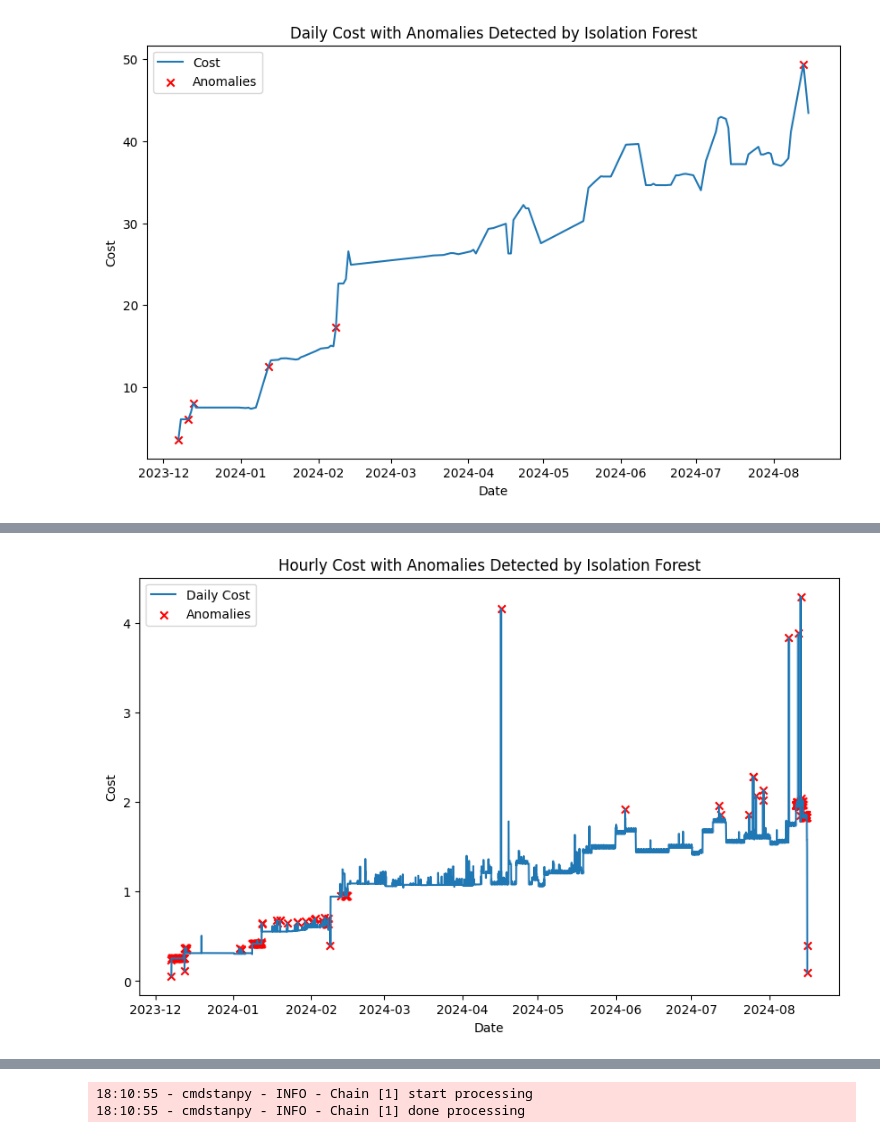
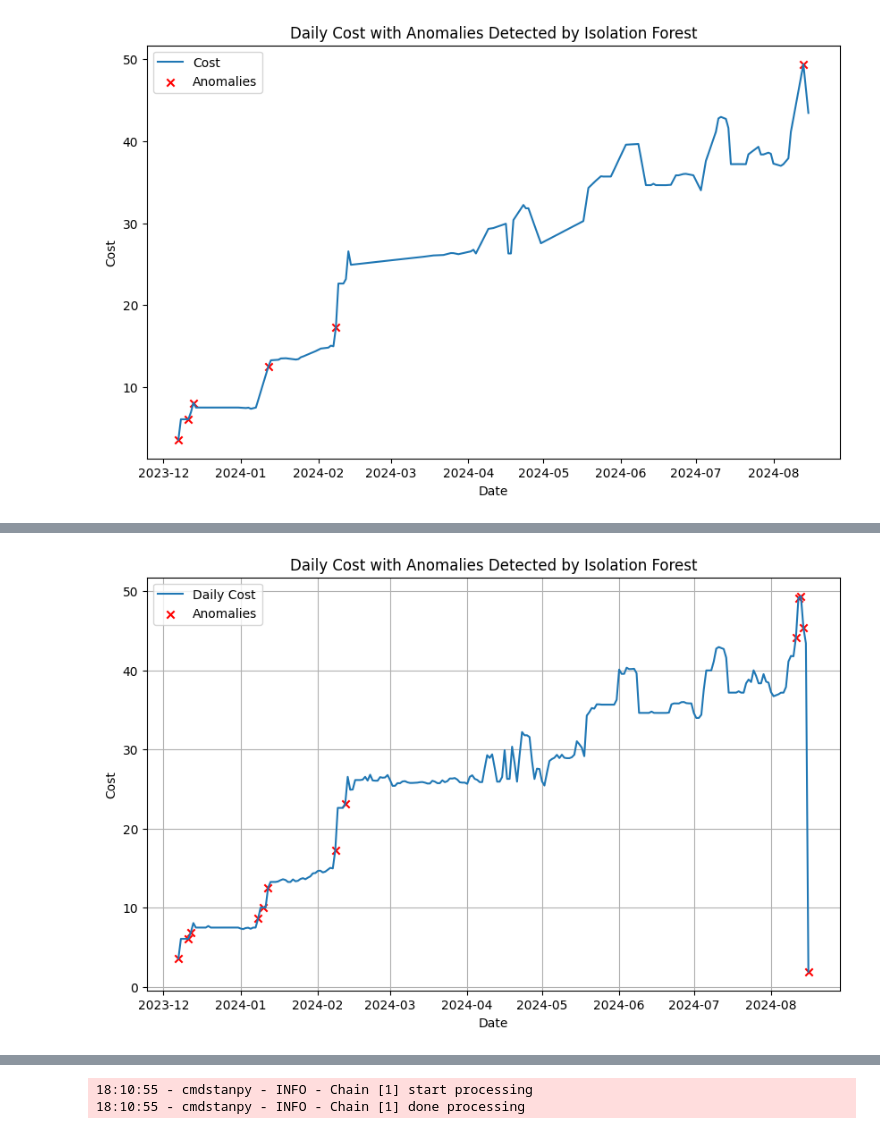
Before and after one commit to D-Mutabazi/Machine-Learning-and-Python-Projects, a Jupyter notebook: Hackathon/Anomaly detection.ipynb, the cells around one changed output, grey strips where cells are left out. Saved outputs shown, nothing was run; the diff lists cells and outputs as text; code cells hidden in the pictures.

```diff
--- a/Hackathon/Anomaly detection.ipynb
+++ b/Hackathon/Anomaly detection.ipynb
@@ -118,7 +118,7 @@ See the caveats in the documentation: https://pandas.pydata.org/pandas-docs/stab
 # %%
 #Fit the isolation model on the whole dataset
 # Resample the data to daily frequency, summing the cost for each day
-df_daily = df.resample('H').agg({
+df_daily = df.resample('D').agg({
     'cost': 'sum',  # Sum the cost for each day
     'usage_amount': 'sum',
     'service_type': 'first',  # Optionally, choose the first service type for the day
@@ -146,11 +146,12 @@ print(anomalies)
 
 # Plotting the anomalies
 plt.figure(figsize=(10,6))
+plt.grid(True)
 plt.plot(df_daily['usage_end_time'], df_daily['cost'], label='Daily Cost')
 plt.scatter(anomalies['usage_end_time'], anomalies['cost'], color='red', label='Anomalies', marker='x')
 plt.xlabel('Date')
 plt.ylabel('Cost')
-plt.title('Hourly Cost with Anomalies Detected by Isolation Forest')
+plt.title('Daily Cost with Anomalies Detected by Isolation Forest')
 plt.legend()
 plt.show()
 # %% [output]
@@ -174,4 +175,4 @@ plt.show()
-[figure, old version]
+[figure, new version]
 # %%
 #using prohet:
 
```
Also changed, not shown: parts of 3 cells of this notebook, 1 other file.
